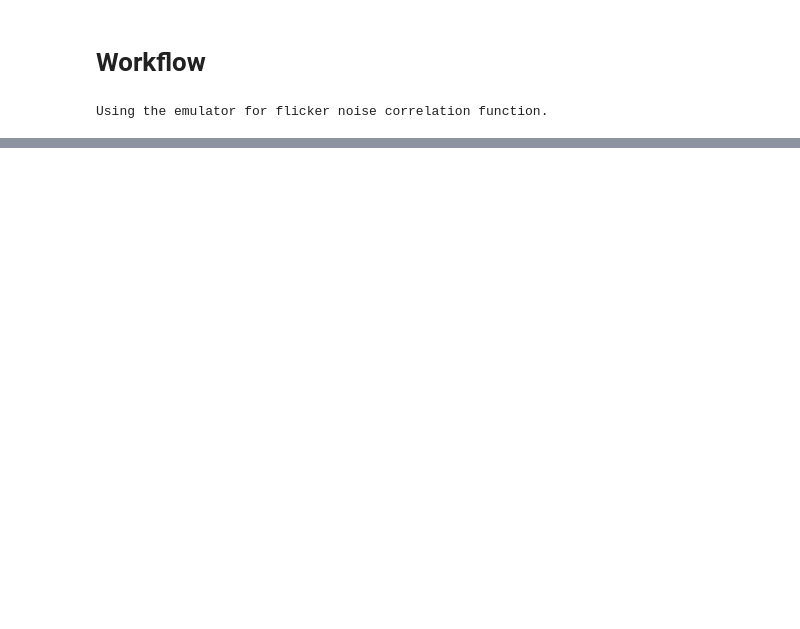
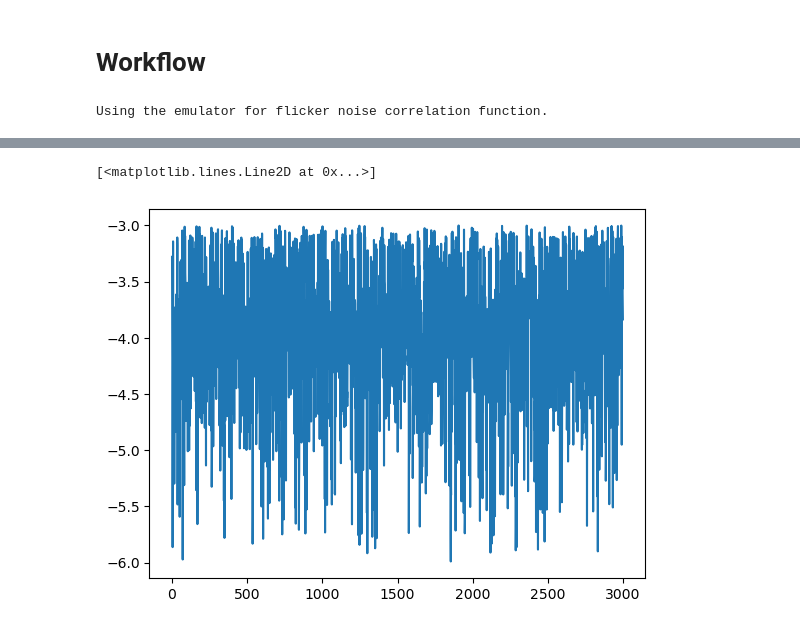
Before and after one commit to zzhang0123/hydra-tod, a Jupyter notebook: notebooks/workflow_GS1_test_log.ipynb, the cells around one changed output, grey strips where cells are left out. Cells and saved outputs as stored; diff of their text form; code cells hidden in the pictures; blank space fills up the shorter version.

```diff
--- a/notebooks/workflow_GS1_test_log.ipynb
+++ b/notebooks/workflow_GS1_test_log.ipynb
@@ -281,0 +246,5 @@ Rank: 0, local id: 0, gain_sample 194: [6.33374165 0.38736203 0.22683176 0.07074
+# %%
+plt.plot(all_noise_samples[0][0,:,0])
+# %% [output]
+[<matplotlib.lines.Line2D at 0x...>]
+[figure, added]
```
Also changed, not shown: parts of 8 cells of this notebook.
